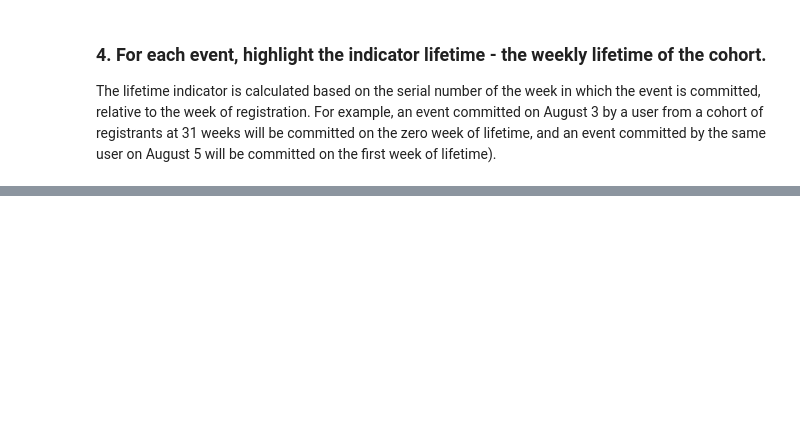
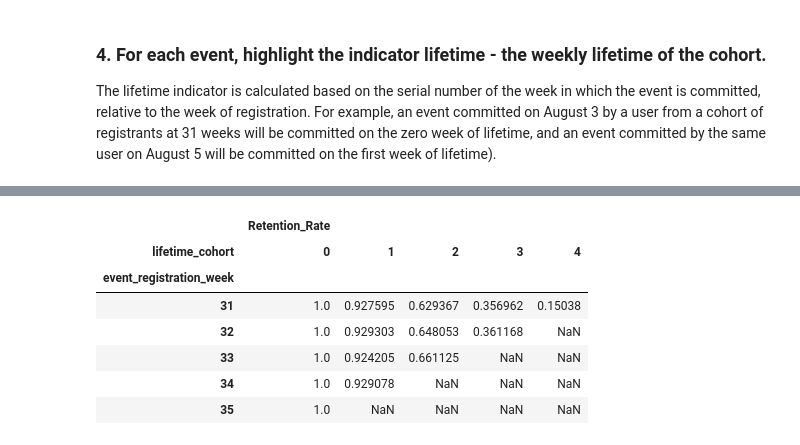
Before and after one commit to EderReisS/test_task_DS, a Jupyter notebook: Task 2/task2.ipynb, the cells around one changed output, grey strips where cells are left out. Cells and saved outputs as stored; diff of their text form; code cells hidden in the pictures; blank space fills up the shorter version.

```diff
--- a/Task 2/task2.ipynb
+++ b/Task 2/task2.ipynb
@@ -94,0 +159,3 @@ The lifetime indicator is calculated based on the serial number of the week in w
+# %%
+initial_users_count = cohorts.loc[0,:]
+initial_users_count
@@ -94,0 +170,9 @@ The lifetime indicator is calculated based on the serial number of the week in w
+# %%
+summary_data =(
+    cohorts
+    .reset_index()
+    .merge(
+        initial_users_count.reset_index(),
+        on='event_registration_week'
+    )
+)
@@ -94,0 +188,3 @@ The lifetime indicator is calculated based on the serial number of the week in w
+# %%
+summary_data['Retention_Rate'] = summary_data.iloc[:,2]/summary_data.iloc[:,3]
+summary_data.head()
@@ -94,0 +198,17 @@ The lifetime indicator is calculated based on the serial number of the week in w
+# %%
+summary = summary_data.pivot_table(
+    index = ['event_registration_week'],
+    columns = ['lifetime_cohort'],
+    values = ['Retention_Rate']
+)
+# %%
+summary
+# %% [output]
+|  | Retention_Rate |  |  |  |  |
+| lifetime_cohort | 0 | 1 | 2 | 3 | 4 |
+| event_registration_week |  |  |  |  |  |
+| 31 | 1.0 | 0.927595 | 0.629367 | 0.356962 | 0.15038 |
+| 32 | 1.0 | 0.929303 | 0.648053 | 0.361168 | NaN |
+| 33 | 1.0 | 0.924205 | 0.661125 | NaN | NaN |
+| 34 | 1.0 | 0.929078 | NaN | NaN | NaN |
+| 35 | 1.0 | NaN | NaN | NaN | NaN |
```
Also changed, not shown: parts of 43 cells of this notebook.
